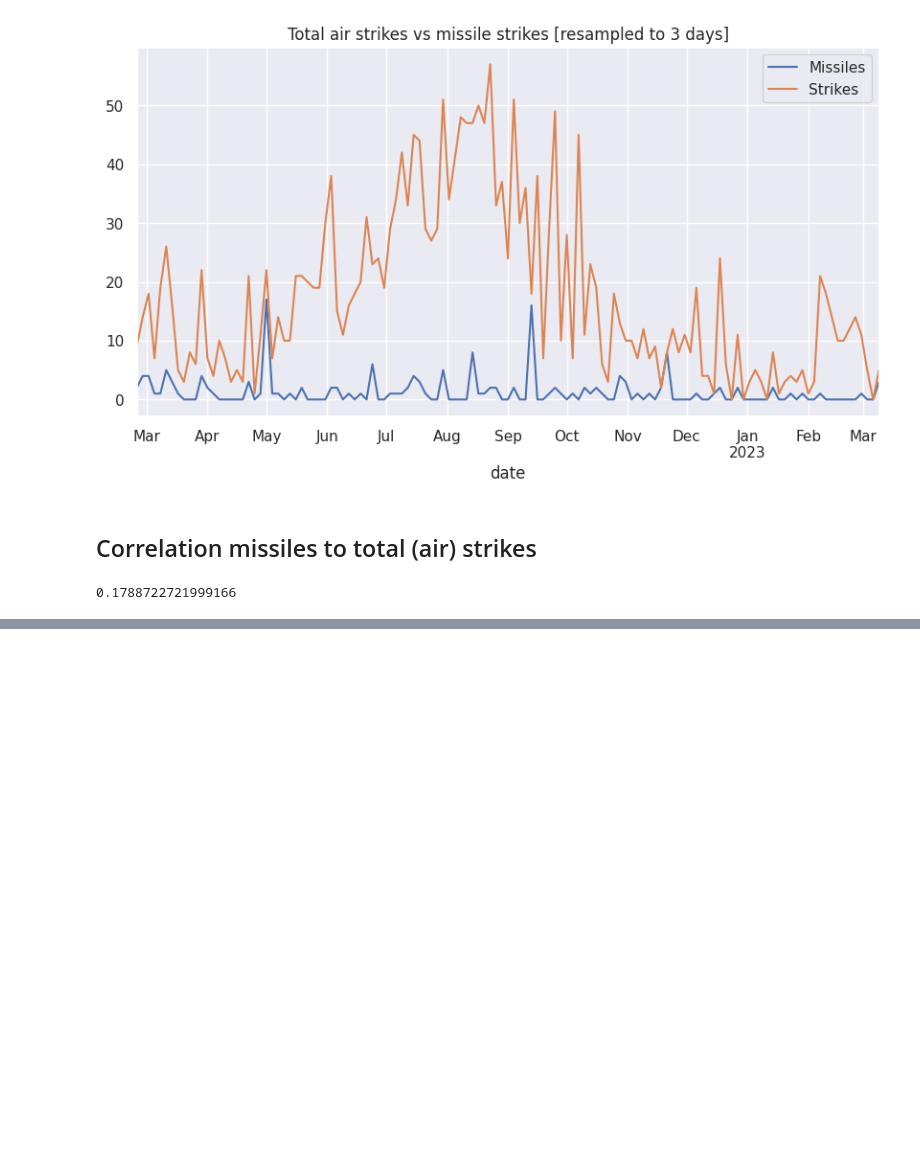
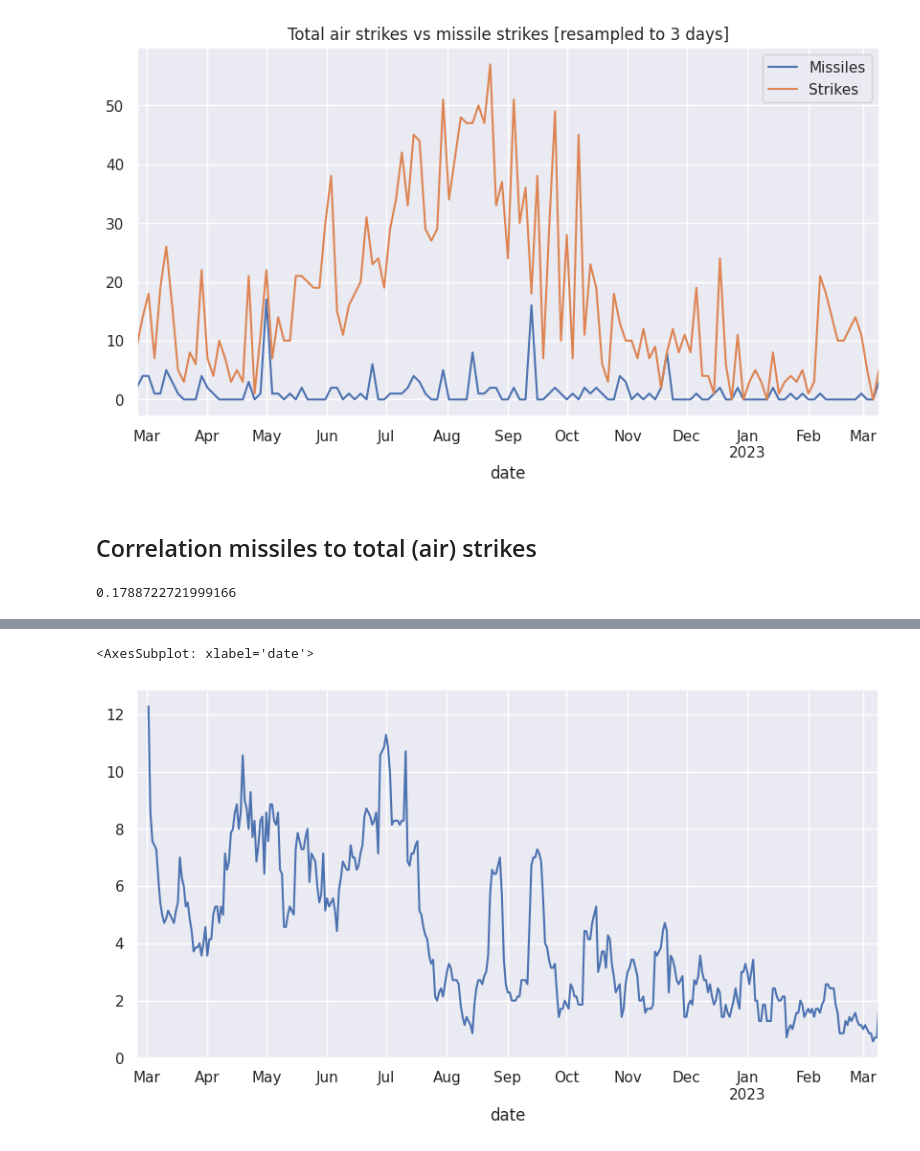
Before and after one commit to conflict-investigations/acled-analysis, a Jupyter notebook: acled_analysis.ipynb, the cells around one changed output, grey strips where cells are left out. Saved outputs shown, nothing was run; the diff lists cells and outputs as text; code cells hidden in the pictures; blank space fills up the shorter version.

```diff
--- a/acled_analysis.ipynb
+++ b/acled_analysis.ipynb
@@ -232,0 +159,5 @@ strikes_comparison.corr().iloc[0, 1]
+# %%
+missile_counts.rolling(7).mean().plot()
+# %% [output]
+<AxesSubplot: xlabel='date'>
+[figure, added]
```
Also changed, not shown: parts of 52 cells of this notebook.
